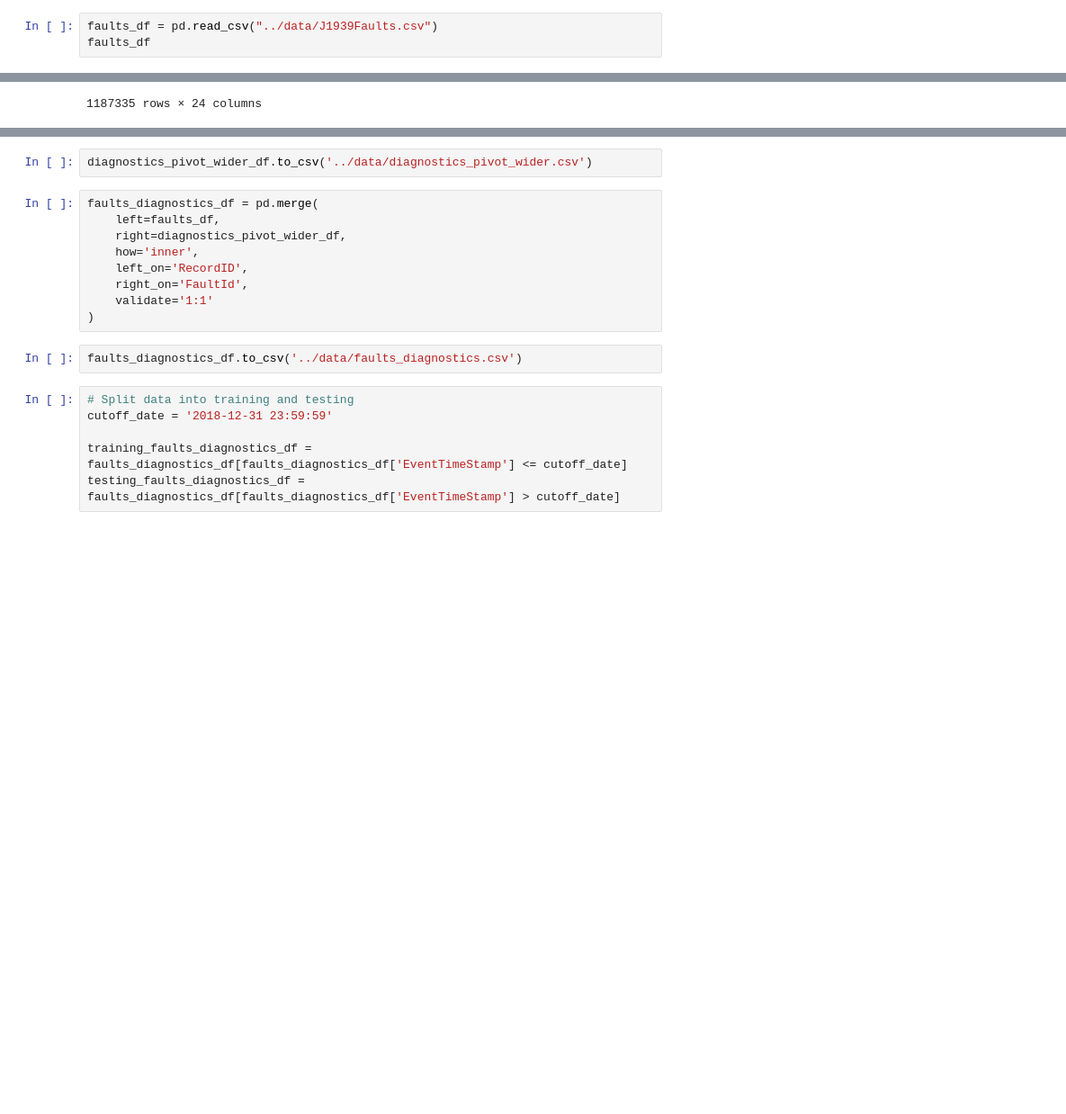
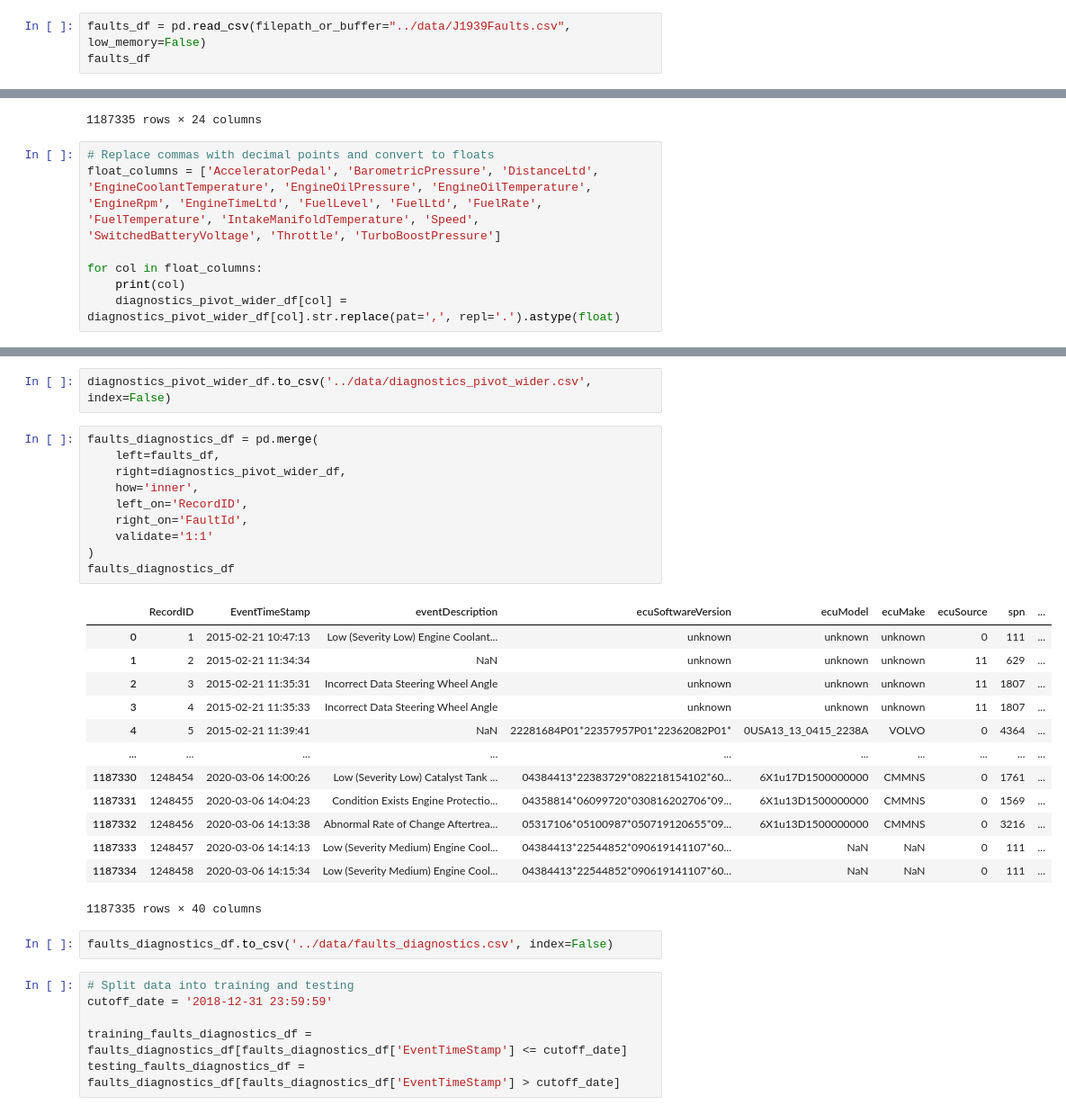
Before and after one commit to nss-data-science-cohort-9/big-g-label_free, a Jupyter notebook: notebooks/data_exploration.ipynb, the cells around one changed output, grey strips where cells are left out. Shown at 90% size. Drawn from its saved outputs; the diff is of its cells as text; blank space fills up the shorter version.

Commit message:
replace commas with decimals and convert float columns for diagnostics pivot wider dataset

```diff
--- a/notebooks/data_exploration.ipynb
+++ b/notebooks/data_exploration.ipynb
@@ -5,5 +5,5 @@ import pandas as pd
 # %%
-faults_df = pd.read_csv("../data/J1939Faults.csv")
+faults_df = pd.read_csv(filepath_or_buffer="../data/J1939Faults.csv", low_memory=False)
 faults_df
 # %% [output]
 |  | RecordID | ESS_Id | EventTimeStamp | eventDescription | actionDescription | ecuSoftwareVersion | ... |
@@ -174,3 +220,10 @@ diagnostics_pivot_wider_df
 | 1248457 | 1.6 | 14.4275 | False | 67.72946 | 28606.65625 | ... |
 | 1248458 | NaN | NaN | NaN | NaN | NaN | ... |
 1187335 rows × 24 columns
+# %%
+# Replace commas with decimal points and convert to floats
+float_columns = ['AcceleratorPedal', 'BarometricPressure', 'DistanceLtd', 'EngineCoolantTemperature', 'EngineOilPressure', 'EngineOilTemperature', 'EngineRpm', 'EngineTimeLtd', 'FuelLevel', 'FuelLtd', 'FuelRate', 'FuelTemperature', 'IntakeManifoldTemperature', 'Speed', 'SwitchedBatteryVoltage', 'Throttle', 'TurboBoostPressure']
+
+for col in float_columns:
+    print(col)
+    diagnostics_pivot_wider_df[col] = diagnostics_pivot_wider_df[col].str.replace(pat=',', repl='.').astype(float)
@@ -177,16 +248,31 @@ diagnostics_pivot_wider_df
 # %%
-diagnostics_pivot_wider_df.to_csv('../data/diagnostics_pivot_wider.csv')
+diagnostics_pivot_wider_df.to_csv('../data/diagnostics_pivot_wider.csv', index=False)
 # %%
 faults_diagnostics_df = pd.merge(
     left=faults_df,
     right=diagnostics_pivot_wider_df,
     how='inner',
     left_on='RecordID',
     right_on='FaultId',
     validate='1:1'
 )
+faults_diagnostics_df
+# %% [output]
+|  | RecordID | EventTimeStamp | eventDescription | ecuSoftwareVersion | ecuModel | ecuMake | ecuSource | spn | ... |
+| 0 | 1 | 2015-02-21 10:47:13 | Low (Severity Low) Engine Coolant... | unknown | unknown | unknown | 0 | 111 | ... |
+| 1 | 2 | 2015-02-21 11:34:34 | NaN | unknown | unknown | unknown | 11 | 629 | ... |
+| 2 | 3 | 2015-02-21 11:35:31 | Incorrect Data Steering Wheel Angle | unknown | unknown | unknown | 11 | 1807 | ... |
+| 3 | 4 | 2015-02-21 11:35:33 | Incorrect Data Steering Wheel Angle | unknown | unknown | unknown | 11 | 1807 | ... |
+| 4 | 5 | 2015-02-21 11:39:41 | NaN | 22281684P01*22357957P01*22362082P01* | 0USA13_13_0415_2238A | VOLVO | 0 | 4364 | ... |
+| ... | ... | ... | ... | ... | ... | ... | ... | ... | ... |
+| 1187330 | 1248454 | 2020-03-06 14:00:26 | Low (Severity Low) Catalyst Tank ... | 04384413*22383729*082218154102*60... | 6X1u17D1500000000 | CMMNS | 0 | 1761 | ... |
+| 1187331 | 1248455 | 2020-03-06 14:04:23 | Condition Exists Engine Protectio... | 04358814*06099720*030816202706*09... | 6X1u13D1500000000 | CMMNS | 0 | 1569 | ... |
+| 1187332 | 1248456 | 2020-03-06 14:13:38 | Abnormal Rate of Change Aftertrea... | 05317106*05100987*050719120655*09... | 6X1u13D1500000000 | CMMNS | 0 | 3216 | ... |
+| 1187333 | 1248457 | 2020-03-06 14:14:13 | Low (Severity Medium) Engine Cool... | 04384413*22544852*090619141107*60... | NaN | NaN | 0 | 111 | ... |
+| 1187334 | 1248458 | 2020-03-06 14:15:34 | Low (Severity Medium) Engine Cool... | 04384413*22544852*090619141107*60... | NaN | NaN | 0 | 111 | ... |
+1187335 rows × 40 columns
 # %%
-faults_diagnostics_df.to_csv('../data/faults_diagnostics.csv')
+faults_diagnostics_df.to_csv('../data/faults_diagnostics.csv', index=False)
 # %%
 # Split data into training and testing
 cutoff_date = '2018-12-31 23:59:59'
```
Also changed, not shown: parts of 13 cells of this notebook, 1 other file.
